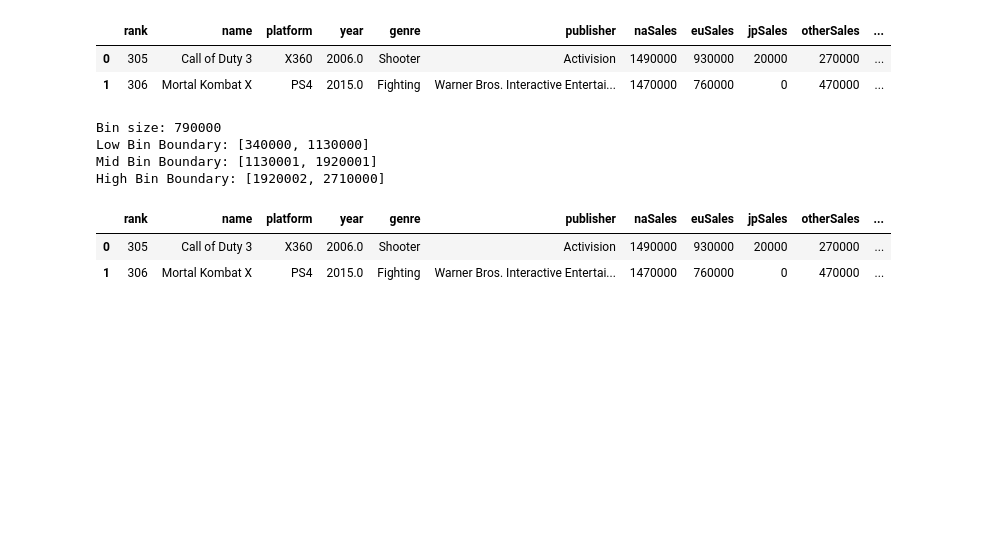
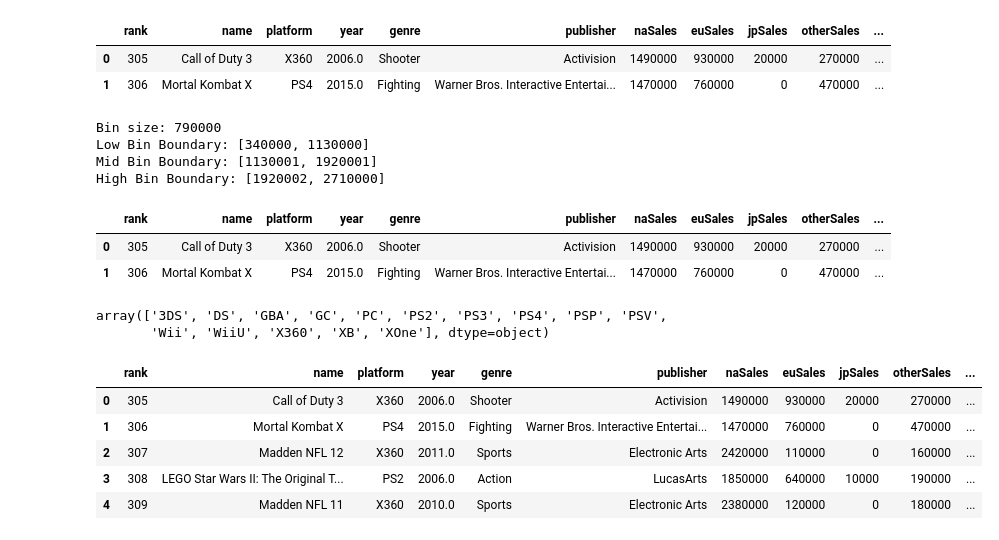
Before and after one commit to jhgalvin/DS_Project, a Jupyter notebook: dsProject.ipynb, the cells around one changed output. Saved outputs shown, nothing was run; the diff lists cells and outputs as text; code cells hidden in the pictures; blank space fills up the shorter version.

```diff
--- a/dsProject.ipynb
+++ b/dsProject.ipynb
@@ -517,0 +521,33 @@ X_train, X_test, y_train, y_test = train_test_split(X, y, test_size = 0.3, rando
+# %%
+import numpy as np
+np.unique(top3000since2006_standardized['platform'])
+# %% [output]
+array(['3DS', 'DS', 'GBA', 'GC', 'PC', 'PS2', 'PS3', 'PS4', 'PSP', 'PSV',
+       'Wii', 'WiiU', 'X360', 'XB', 'XOne'], dtype=object)
+# %%
+
+d = {'3DS': 'Nintendo',
+'DS': 'Nintendo',
+'GC': 'Nintendo',
+'GBA': 'Nintendo',
+'WiiU': 'Nintendo',
+'Wii': 'Nintendo',
+'PS2': 'Sony',
+'PS3': 'Sony',
+'PS4': 'Sony',
+'PSP': 'Sony',
+'PSV': 'Sony',
+'X360': 'Microsoft',
+'XB': 'Microsoft',
+'XOne': 'Microsoft',
+'PC': 'PC'
+}
+top3000since2006_standardized['Company'] = top3000since2006_standardized['platform'].map(d)
+top3000since2006_standardized.head()
+# %% [output]
+|  | rank | name | platform | year | genre | publisher | naSales | euSales | jpSales | otherSales | ... |
+| 0 | 305 | Call of Duty 3 | X360 | 2006.0 | Shooter | Activision | 1490000 | 930000 | 20000 | 270000 | ... |
+| 1 | 306 | Mortal Kombat X | PS4 | 2015.0 | Fighting | Warner Bros. Interactive Entertai... | 1470000 | 760000 | 0 | 470000 | ... |
+| 2 | 307 | Madden NFL 12 | X360 | 2011.0 | Sports | Electronic Arts | 2420000 | 110000 | 0 | 160000 | ... |
+| 3 | 308 | LEGO Star Wars II: The Original T... | PS2 | 2006.0 | Action | LucasArts | 1850000 | 640000 | 10000 | 190000 | ... |
+| 4 | 309 | Madden NFL 11 | X360 | 2010.0 | Sports | Electronic Arts | 2380000 | 120000 | 0 | 180000 | ... |
```
Also changed, not shown: parts of 8 cells of this notebook, 1 other file.
